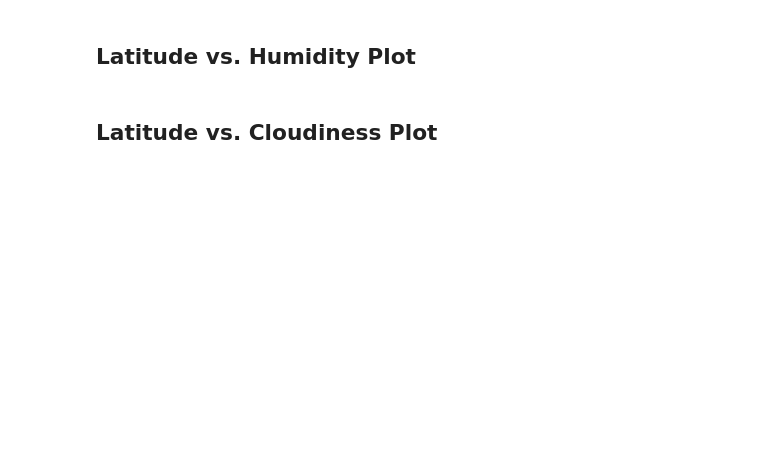
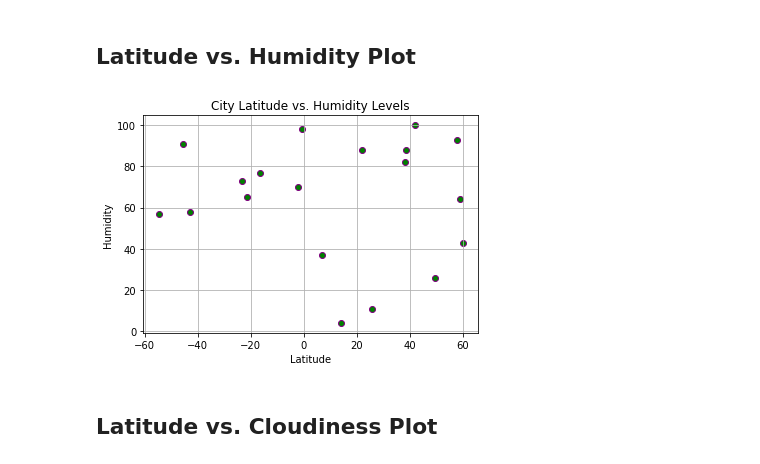
Before and after one commit to mattinglyjen/python-api-challenge, a Jupyter notebook: weatherpy/WeatherPy.ipynb, the cells around one changed output. Saved outputs shown, nothing was run; the diff lists cells and outputs as text; code cells hidden in the pictures; blank space fills up the shorter version.

```diff
--- a/weatherpy/WeatherPy.ipynb
+++ b/weatherpy/WeatherPy.ipynb
@@ -136,4 +154,16 @@ Skip this step if there are no cities that have humidity > 100%.
 # %% [markdown]
 ## Latitude vs. Humidity Plot
+# %%
+plt.scatter(city_df["latitude"], city_df["humidity"], c="green", edgecolor="purple")
+plt.grid()
+plt.xlabel('Latitude')
+plt.ylabel('Humidity')
+plt.title("City Latitude vs. Humidity Levels")
+
+#Save Image
+plt.savefig("humidity.png")
+plt.show()
+# %% [output]
+[figure, added]
 # %% [markdown]
 ## Latitude vs. Cloudiness Plot
```
Also changed, not shown: parts of 7 cells of this notebook, 5 other files.
